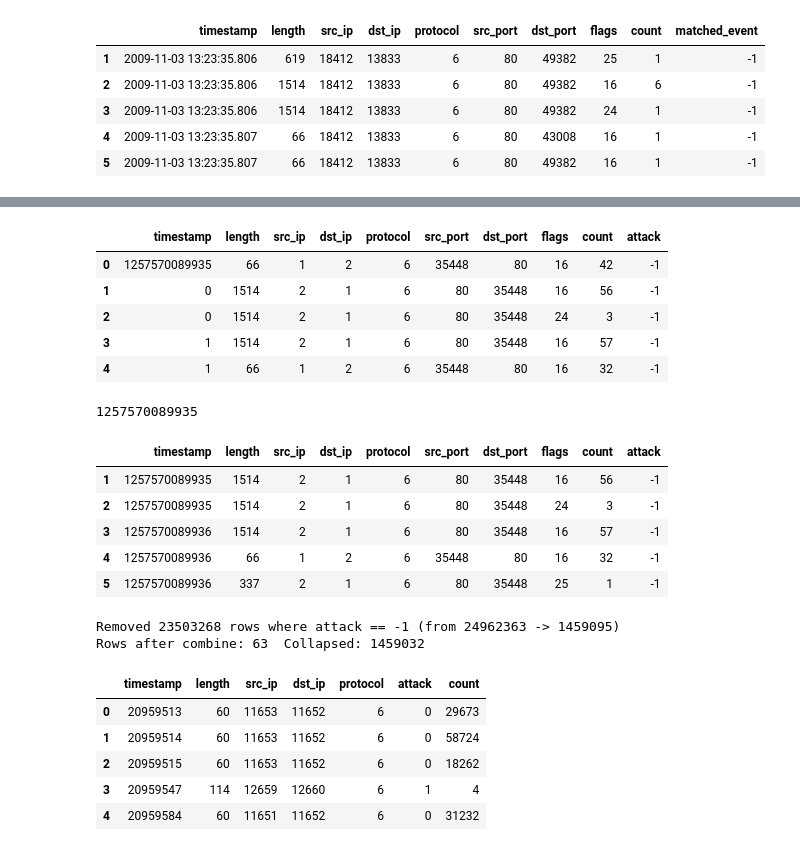
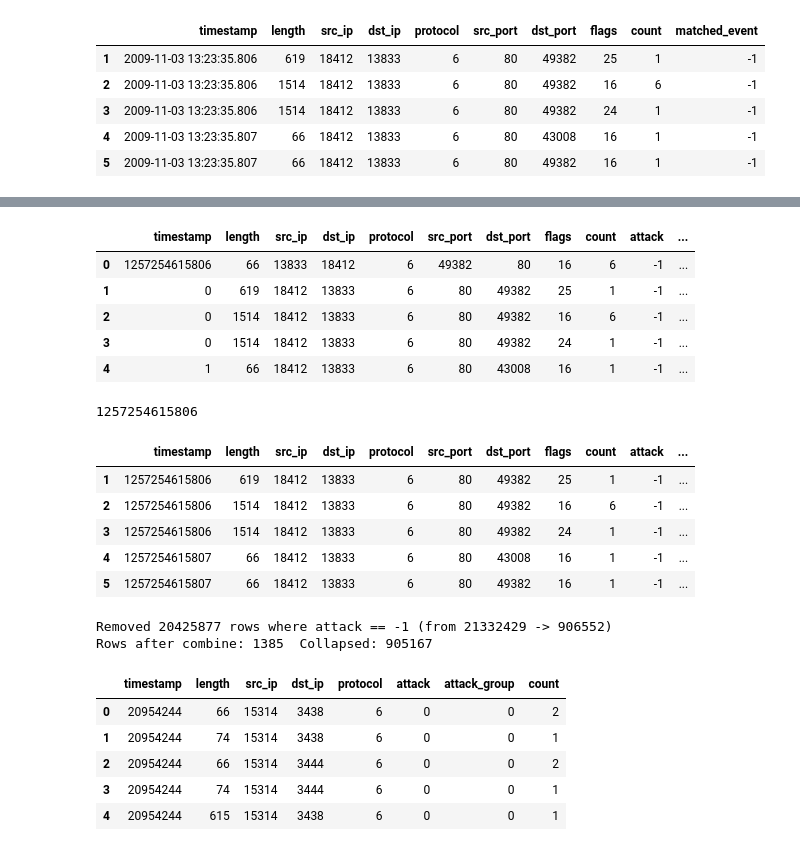
Before and after one commit to iDataVisualizationLab/tcp_timearcs, a Jupyter notebook: check.ipynb, the cells around one changed output, grey strips where cells are left out. Cells and saved outputs as stored; diff of their text form; code cells hidden in the pictures.

```diff
--- a/check.ipynb
+++ b/check.ipynb
@@ -74,16 +74,16 @@ df_0.head()
 # %%
 import pandas as pd
 
-df90 = pd.read_csv('90min_day5_matched.csv')
+df90 = pd.read_csv('90min_day1_grouped.csv')
 
 df90.head()
 # %% [output]
-|  | timestamp | length | src_ip | dst_ip | protocol | src_port | dst_port | flags | count | attack |
-| 0 | 1257570089935 | 66 | 1 | 2 | 6 | 35448 | 80 | 16 | 42 | -1 |
-| 1 | 0 | 1514 | 2 | 1 | 6 | 80 | 35448 | 16 | 56 | -1 |
-| 2 | 0 | 1514 | 2 | 1 | 6 | 80 | 35448 | 24 | 3 | -1 |
-| 3 | 1 | 1514 | 2 | 1 | 6 | 80 | 35448 | 16 | 57 | -1 |
-| 4 | 1 | 66 | 1 | 2 | 6 | 35448 | 80 | 16 | 32 | -1 |
+|  | timestamp | length | src_ip | dst_ip | protocol | src_port | dst_port | flags | count | attack | ... |
+| 0 | 1257254615806 | 66 | 13833 | 18412 | 6 | 49382 | 80 | 16 | 6 | -1 | ... |
+| 1 | 0 | 619 | 18412 | 13833 | 6 | 80 | 49382 | 25 | 1 | -1 | ... |
+| 2 | 0 | 1514 | 18412 | 13833 | 6 | 80 | 49382 | 16 | 6 | -1 | ... |
+| 3 | 0 | 1514 | 18412 | 13833 | 6 | 80 | 49382 | 24 | 1 | -1 | ... |
+| 4 | 1 | 66 | 18412 | 13833 | 6 | 80 | 43008 | 16 | 1 | -1 | ... |
 # %%
 first_ts = df90['timestamp'].iloc[0]
 print(first_ts)
@@ -91,13 +91,13 @@ df90 = df90.iloc[1:].copy()
 df90['timestamp'] = first_ts + df90['timestamp']
 df90.head()
 # %% [output]
-1257570089935
+1257254615806
-|  | timestamp | length | src_ip | dst_ip | protocol | src_port | dst_port | flags | count | attack |
-| 1 | 1257570089935 | 1514 | 2 | 1 | 6 | 80 | 35448 | 16 | 56 | -1 |
-| 2 | 1257570089935 | 1514 | 2 | 1 | 6 | 80 | 35448 | 24 | 3 | -1 |
-| 3 | 1257570089936 | 1514 | 2 | 1 | 6 | 80 | 35448 | 16 | 57 | -1 |
-| 4 | 1257570089936 | 66 | 1 | 2 | 6 | 35448 | 80 | 16 | 32 | -1 |
-| 5 | 1257570089936 | 337 | 2 | 1 | 6 | 80 | 35448 | 25 | 1 | -1 |
+|  | timestamp | length | src_ip | dst_ip | protocol | src_port | dst_port | flags | count | attack | ... |
+| 1 | 1257254615806 | 619 | 18412 | 13833 | 6 | 80 | 49382 | 25 | 1 | -1 | ... |
+| 2 | 1257254615806 | 1514 | 18412 | 13833 | 6 | 80 | 49382 | 16 | 6 | -1 | ... |
+| 3 | 1257254615806 | 1514 | 18412 | 13833 | 6 | 80 | 49382 | 24 | 1 | -1 | ... |
+| 4 | 1257254615807 | 66 | 18412 | 13833 | 6 | 80 | 43008 | 16 | 1 | -1 | ... |
+| 5 | 1257254615807 | 66 | 18412 | 13833 | 6 | 80 | 49382 | 16 | 1 | -1 | ... |
 # %%
 # Remove rows with attack == -1 (or matched_event == -1) before deduplication
 df90_min = df90.copy()
@@ -113,7 +113,7 @@ print(f"Removed {removed} rows where {col_to_check} == -1 (from {before_rows} ->
 df90_min['timestamp'] = df90_min['timestamp'] // 60000
 
 # Deduplicate on selected columns (ensure dupe_cols excludes 'count')
-dupe_cols = ['timestamp', 'length', 'src_ip', 'dst_ip', 'protocol', 'attack']
+dupe_cols = ['timestamp', 'length', 'src_ip', 'dst_ip', 'protocol', 'attack', 'attack_group']
 
 # Build stable key and aggregate
 key_col = '__key__'
@@ -130,11 +130,11 @@ print(f'Rows after combine: {len(df90_minute_combined)}  Collapsed: {len(df90_mi
 df90_minute_combined.to_csv('90min_day1_collapsed.csv', index=False)
 df90_minute_combined.head()
 # %% [output]
-Removed 23503268 rows where attack == -1 (from 24962363 -> 1459095)
-Rows after combine: 63  Collapsed: 1459032
+Removed 20425877 rows where attack == -1 (from 21332429 -> 906552)
+Rows after combine: 1385  Collapsed: 905167
-|  | timestamp | length | src_ip | dst_ip | protocol | attack | count |
-| 0 | 20959513 | 60 | 11653 | 11652 | 6 | 0 | 29673 |
-| 1 | 20959514 | 60 | 11653 | 11652 | 6 | 0 | 58724 |
-| 2 | 20959515 | 60 | 11653 | 11652 | 6 | 0 | 18262 |
-| 3 | 20959547 | 114 | 12659 | 12660 | 6 | 1 | 4 |
-| 4 | 20959584 | 60 | 11651 | 11652 | 6 | 0 | 31232 |
+|  | timestamp | length | src_ip | dst_ip | protocol | attack | attack_group | count |
+| 0 | 20954244 | 66 | 15314 | 3438 | 6 | 0 | 0 | 2 |
+| 1 | 20954244 | 74 | 15314 | 3438 | 6 | 0 | 0 | 1 |
+| 2 | 20954244 | 66 | 15314 | 3444 | 6 | 0 | 0 | 2 |
+| 3 | 20954244 | 74 | 15314 | 3444 | 6 | 0 | 0 | 1 |
+| 4 | 20954244 | 615 | 15314 | 3438 | 6 | 0 | 0 | 1 |
```
Also changed, not shown: 9 other files.
